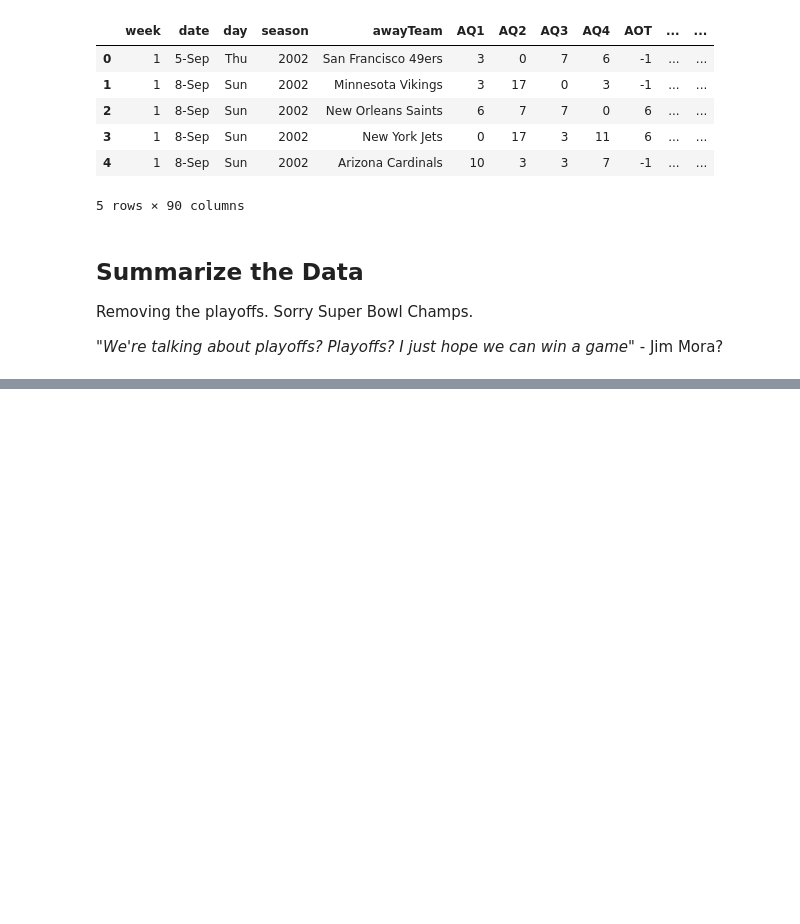
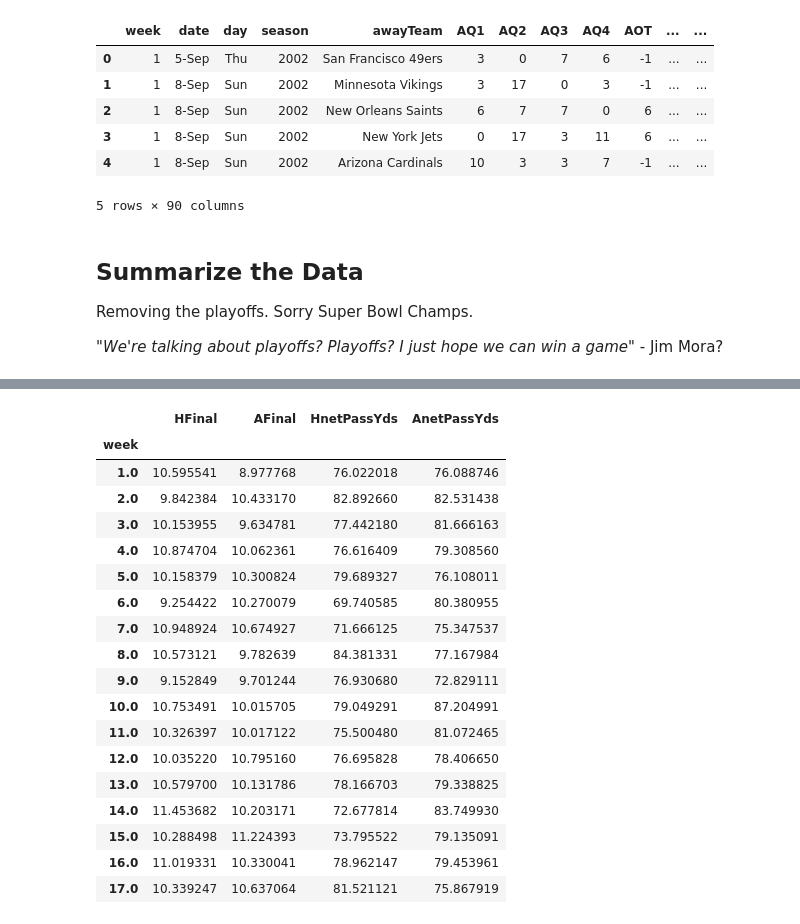
Before and after one commit to evandwh/ST554---Spring-2026---NCSU, a Jupyter notebook: Whitfield_ST554_HW4.ipynb, the cells around one changed output, grey strips where cells are left out. Cells and saved outputs as stored; diff of their text form; code cells hidden in the pictures; blank space fills up the shorter version.

```diff
--- a/Whitfield_ST554_HW4.ipynb
+++ b/Whitfield_ST554_HW4.ipynb
@@ -465,0 +609,25 @@ KeyError: 'False: boolean label can not be used without a boolean index'
+# %%
+NFL_RS_data \
+  .groupby(["week"]) \
+   [vars] \
+   .std()
+# %% [output]
+|  | HFinal | AFinal | HnetPassYds | AnetPassYds |
+| week |  |  |  |  |
+| 1.0 | 10.595541 | 8.977768 | 76.022018 | 76.088746 |
+| 2.0 | 9.842384 | 10.433170 | 82.892660 | 82.531438 |
+| 3.0 | 10.153955 | 9.634781 | 77.442180 | 81.666163 |
+| 4.0 | 10.874704 | 10.062361 | 76.616409 | 79.308560 |
+| 5.0 | 10.158379 | 10.300824 | 79.689327 | 76.108011 |
+| 6.0 | 9.254422 | 10.270079 | 69.740585 | 80.380955 |
+| 7.0 | 10.948924 | 10.674927 | 71.666125 | 75.347537 |
+| 8.0 | 10.573121 | 9.782639 | 84.381331 | 77.167984 |
+| 9.0 | 9.152849 | 9.701244 | 76.930680 | 72.829111 |
+| 10.0 | 10.753491 | 10.015705 | 79.049291 | 87.204991 |
+| 11.0 | 10.326397 | 10.017122 | 75.500480 | 81.072465 |
+| 12.0 | 10.035220 | 10.795160 | 76.695828 | 78.406650 |
+| 13.0 | 10.579700 | 10.131786 | 78.166703 | 79.338825 |
+| 14.0 | 11.453682 | 10.203171 | 72.677814 | 83.749930 |
+| 15.0 | 10.288498 | 11.224393 | 73.795522 | 79.135091 |
+| 16.0 | 11.019331 | 10.330041 | 78.962147 | 79.453961 |
+| 17.0 | 10.339247 | 10.637064 | 81.521121 | 75.867919 |
```
Also changed, not shown: parts of 8 cells of this notebook.
